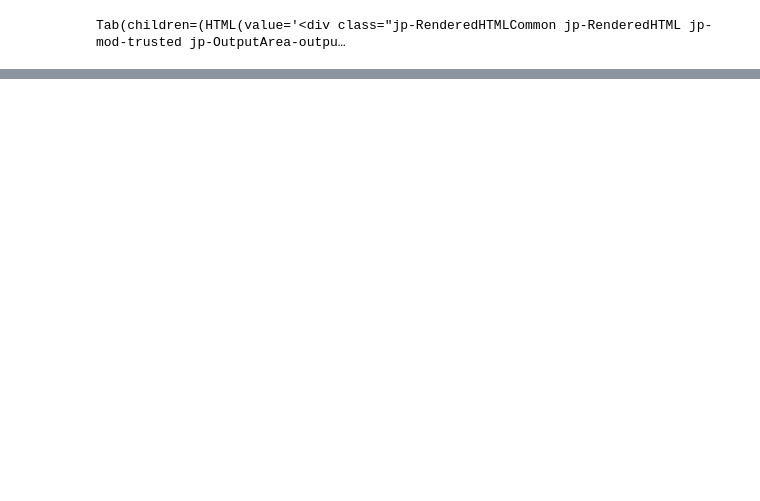
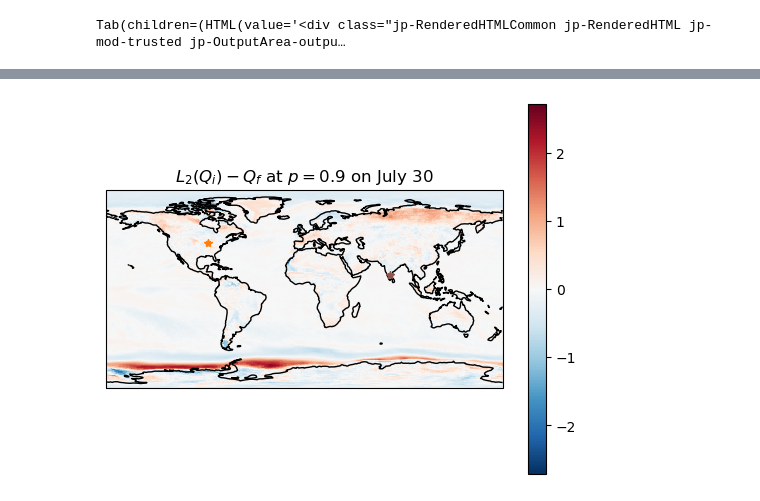
Before and after one commit to hrhampapura/moment_delta_mapping, a Jupyter notebook: lens_analysis/plots/Detrended/Plot_2.ipynb, the cells around one changed output, grey strips where cells are left out. Cells and saved outputs as stored; diff of their text form; code cells hidden in the pictures; blank space fills up the shorter version.

```diff
--- a/lens_analysis/plots/Detrended/Plot_2.ipynb
+++ b/lens_analysis/plots/Detrended/Plot_2.ipynb
@@ -835,0 +495,10 @@ NameError: name 'qdpigauss' is not defined
+# %%
+%%time
+qgmsc_detpath = cvals_det+'qgmsc_percentile_det'+date+'_'+ic_year0+'_'+ic_year1+'.zarr'
+qgmc_detpath  = cvals_det+'qgmc_percentile_det'+date+'_' +ic_year0+'_'+ic_year1+'.zarr'
+##################### Save #####################
+qgmc_det       = qgmc_det.rename('qgmc_detrended').chunk({'lat':8})
+qgmsc_det      = qgmsc_det.rename('qgmsc_detrended').chunk({'lat':8})
+#
+# qgmc_det.to_dataset().to_zarr(qgmc_detpath,mode='w')
+# qgmsc_det.to_dataset().to_zarr(qgmsc_detpath,mode='w')
@@ -835,0 +509,3 @@ NameError: name 'qdpigauss' is not defined
+# %%
+qgmc_det  = xr.open_zarr(qgmc_detpath).qgmc_detrended
+qgmsc_det = xr.open_zarr(qgmsc_detpath).qgmsc_detrended
@@ -835,0 +577,3 @@ NameError: name 'qdpigauss' is not defined
+# %%
+qgeoc_det = tgeoc_detroll0.chunk(dict(index=-1)).quantile(quants,dim='index',skipna=False)
+qgeoc_det
@@ -835,0 +631,8 @@ NameError: name 'qdpigauss' is not defined
+# %%
+%%time
+###### Error in prediction for EOC #######
+qgmsc_det_err  = qgmsc_det.sel(ym=2086)  - qgeoc_det.sel(ym=2086)
+qgmc_det_err   = qgmc_det.sel(ym=2086)   - qgeoc_det.sel(ym=2086)
+qgauss_det_err = qgauss_det.sel(ym=2086) - qgeoc_det.sel(ym=2086)
+#qgeoc_det_err  = qgeocm_det              - qgmw_det.sel(ym=2086)
+qgmsc_det_err
@@ -835,0 +688,16 @@ NameError: name 'qdpigauss' is not defined
+# %%
+%%time
+ax            = plt.axes(projection=cart.crs.PlateCarree())
+qgmsc_det_err.sel(quantile=0.9).plot(ax=ax,transform=cart.crs.PlateCarree())
+                                      #,add_colorbar=False)
+                                     #cbar_kwargs={'ticks': ticks})
+ax.coastlines(color="black")
+#plt.title('q=0.9,'+r'$\delta t_w - \delta t_{msc}$')
+plt.plot(-87.629,41.94,marker='*',color='tab:orange')
+plt.plot(77.5,12.72,marker='*',color='tab:brown')
+plt.xlabel('lon')
+plt.ylabel('lat')
+plt.title(r'$L_2(Q_i) - Q_f$ at $p=0.9$ on July 30')
+plt.show()
+# %% [output]
+[figure, added]
```
Also changed, not shown: parts of 123 cells of this notebook, 10 other files.
